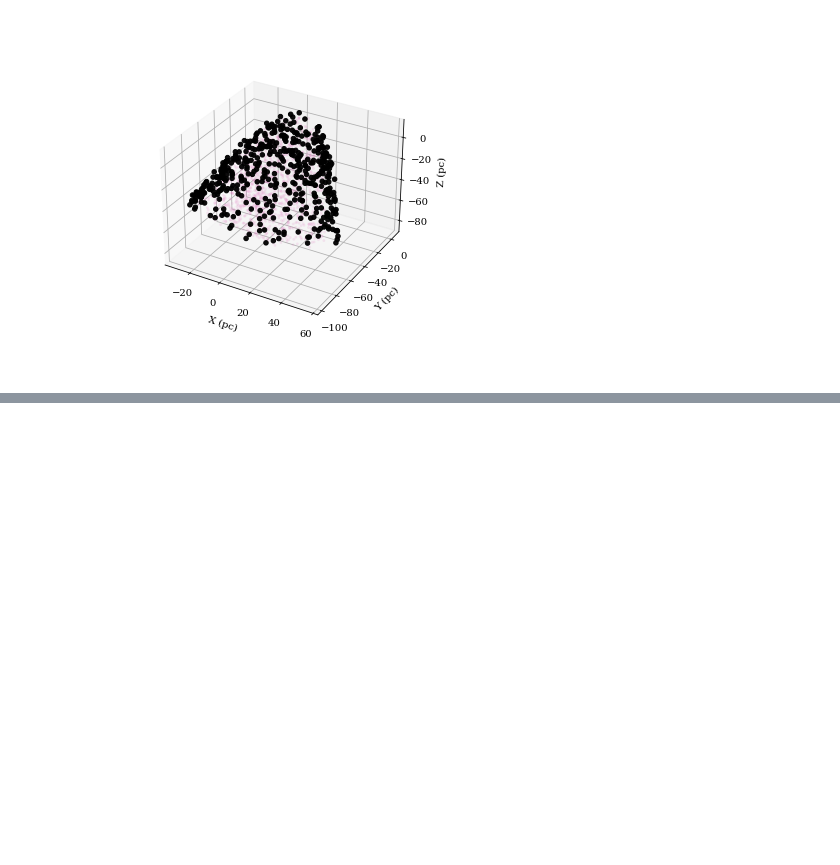
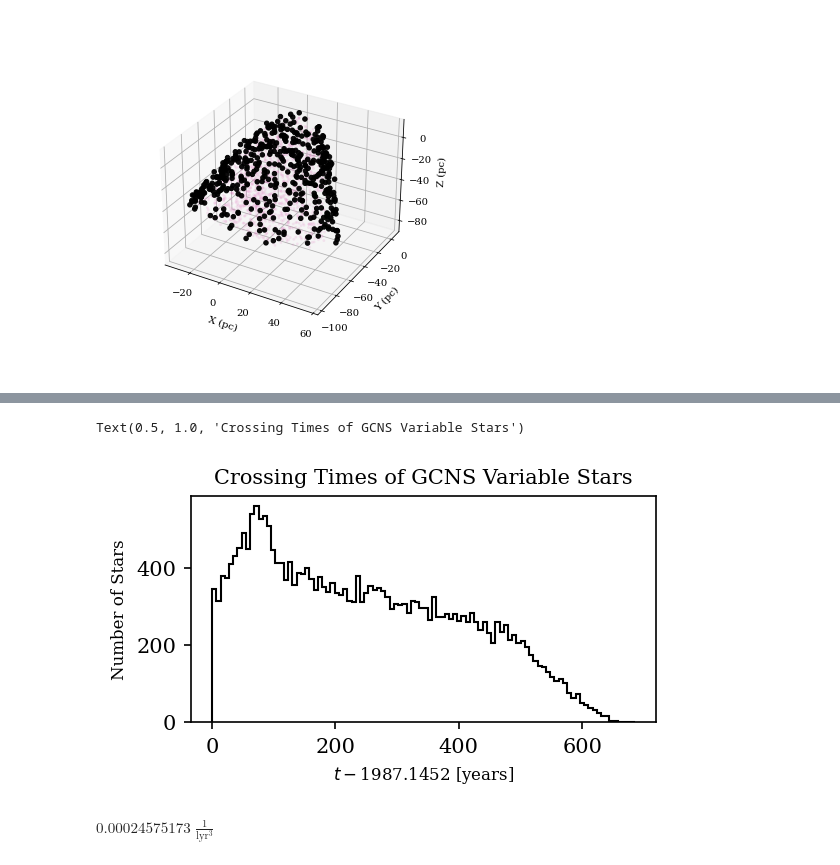
Before and after one commit to anilipour/Gaia-DR3-Time-Domain-SETI, a Jupyter notebook: SN1987A_Ellipsoid_Variable.ipynb, the cells around one changed output, grey strips where cells are left out. Saved outputs shown, nothing was run; the diff lists cells and outputs as text; code cells hidden in the pictures; blank space fills up the shorter version.

```diff
--- a/SN1987A_Ellipsoid_Variable.ipynb
+++ b/SN1987A_Ellipsoid_Variable.ipynb
@@ -312,0 +341,13 @@ GCNS['source_id'][e7]
+# %%
+plt.figure(dpi=150, figsize=[4,2])
+plt.hist(etime.value, bins=100, histtype='step', density=False, lw=1, color='k')
+plt.xlabel(f'$t -${t0.decimalyear:7.4f} [years]', fontsize=8)
+plt.ylabel('Number of Stars', fontsize=8)
+plt.title('Crossing Times of GCNS Variable Stars', fontsize=10)
+# %% [output]
+Text(0.5, 1.0, 'Crossing Times of GCNS Variable Stars')
+[figure, added]
+# %%
+len(GCNS) / (np.pi * ((100 * u.pc).to('lyr'))**3)
+# %% [output]
+$0.00024575173 \; \mathrm{\frac{1}{lyr^{3}}}$
```
Also changed, not shown: parts of 18 cells of this notebook.
